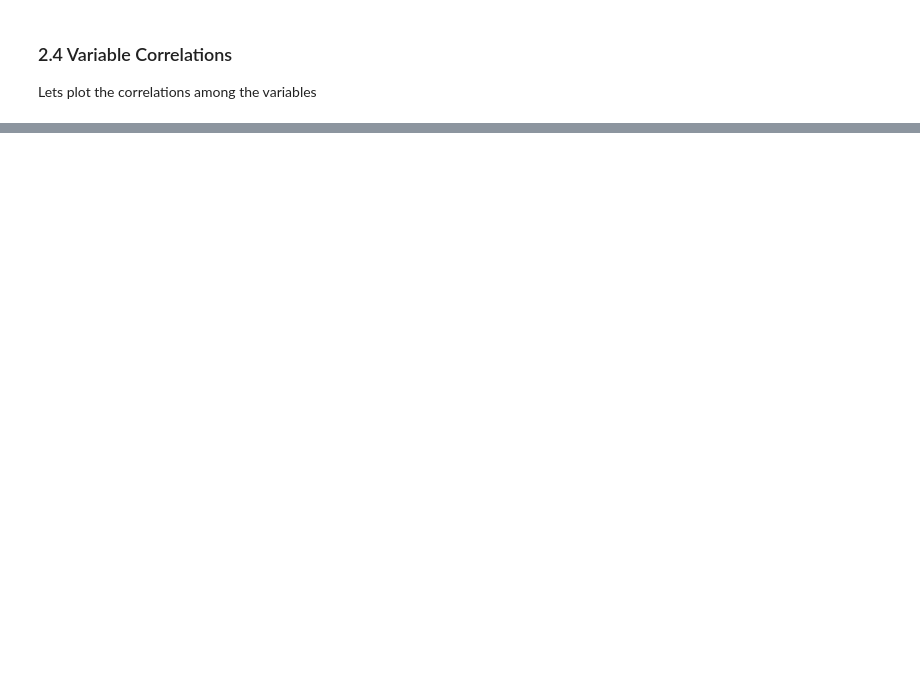
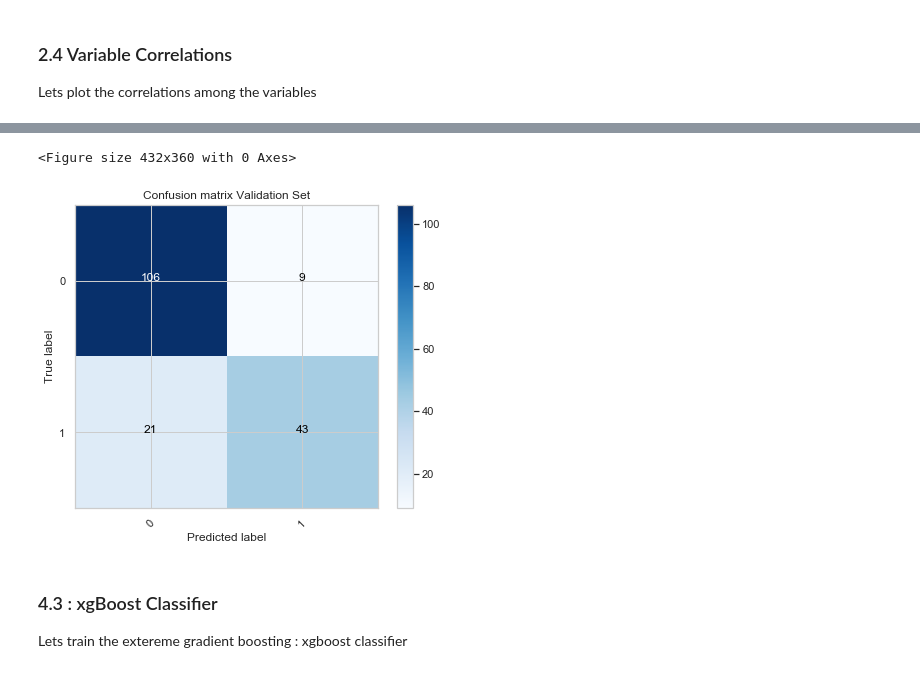
Before and after one commit to shivam5992/aster, a Jupyter notebook: new.ipynb, the cells around one changed output, grey strips where cells are left out. Drawn from its saved outputs; the diff is of its cells as text; code cells hidden in the pictures; blank space fills up the shorter version.

```diff
--- a/new.ipynb
+++ b/new.ipynb
@@ -120,0 +297,14 @@ sns.heatmap(corr, mask=mask, cmap=cmap, vmax=.3, center=0,
+# %%
+cnf_matrix = confusion_matrix(y_valid, valp)
+np.set_printoptions(precision=2)
+
+plt.figure(figsize=(6,5));
+plot_confusion_matrix(cnf_matrix, classes=distinct_Y, title='Confusion matrix Validation Set');
+plt.show();
+# %% [output]
+<Figure size 432x360 with 0 Axes>
+[figure, added]
+# %% [markdown]
+### 4.3 : xgBoost Classifier
+
+Lets train the extereme gradient boosting : xgboost classifier
```
Also changed, not shown: parts of 28 cells of this notebook, 4 other files.
